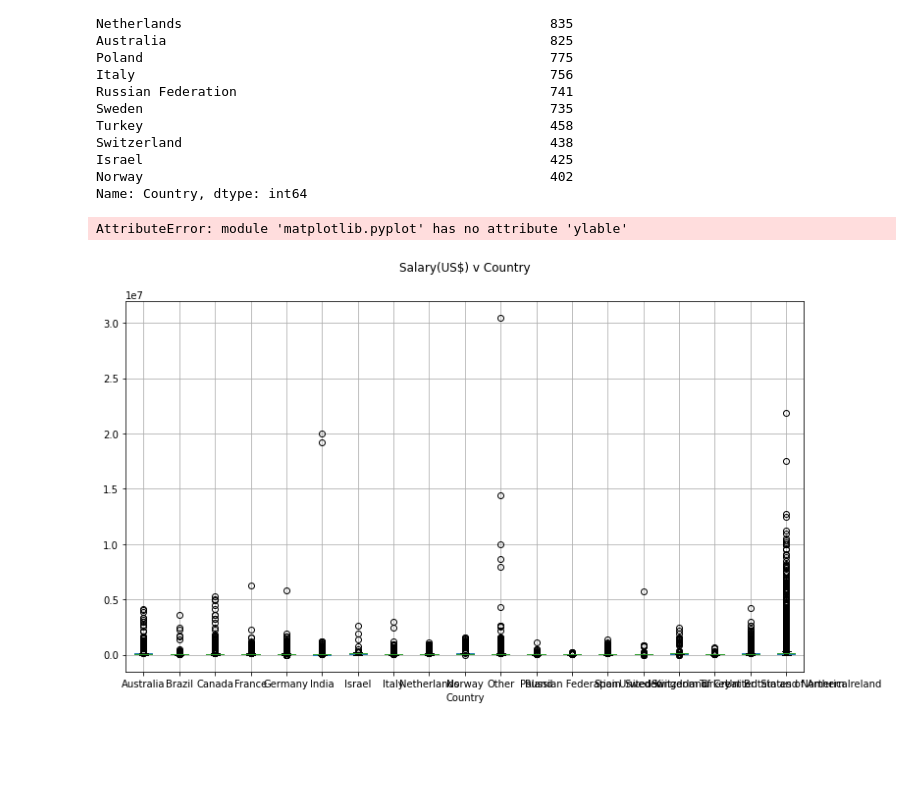
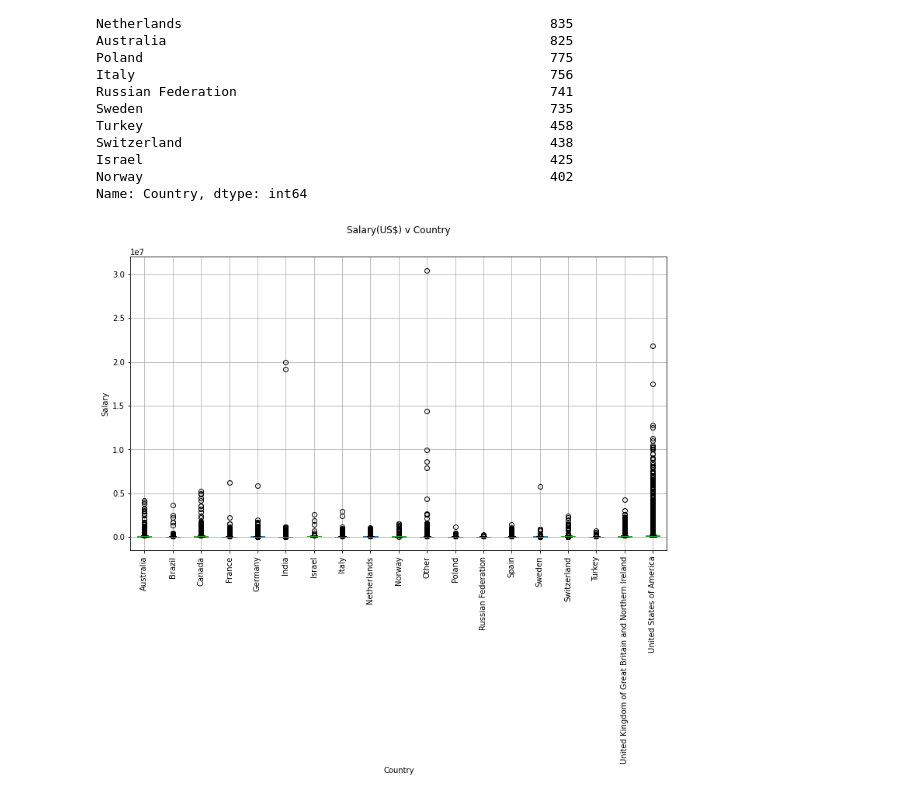
Before and after one commit to buriihenry/Salary_Predictor, a Jupyter notebook: Salary Predictor.ipynb, the cells around one changed output. Drawn from its saved outputs; the diff is of its cells as text; code cells hidden in the pictures; blank space fills up the shorter version.

```diff
--- a/Salary Predictor.ipynb
+++ b/Salary Predictor.ipynb
@@ -136,11 +136,10 @@ Name: Country, dtype: int64
 # %%
 fig, ax = plt.subplots(1,1, figsize=(12, 7))
 df.boxplot('Salary', 'Country', ax=ax)
 plt.suptitle('Salary(US$) v Country')
 plt.title('')
-plt.ylable('Salary')
+plt.ylabel('Salary')
 plt.xticks(rotation=90)
 plt.show()
 # %% [output]
-AttributeError: module 'matplotlib.pyplot' has no attribute 'ylable'
-[figure, old version]
+[figure, new version]
```
Also changed, not shown: parts of 6 cells of this notebook.
